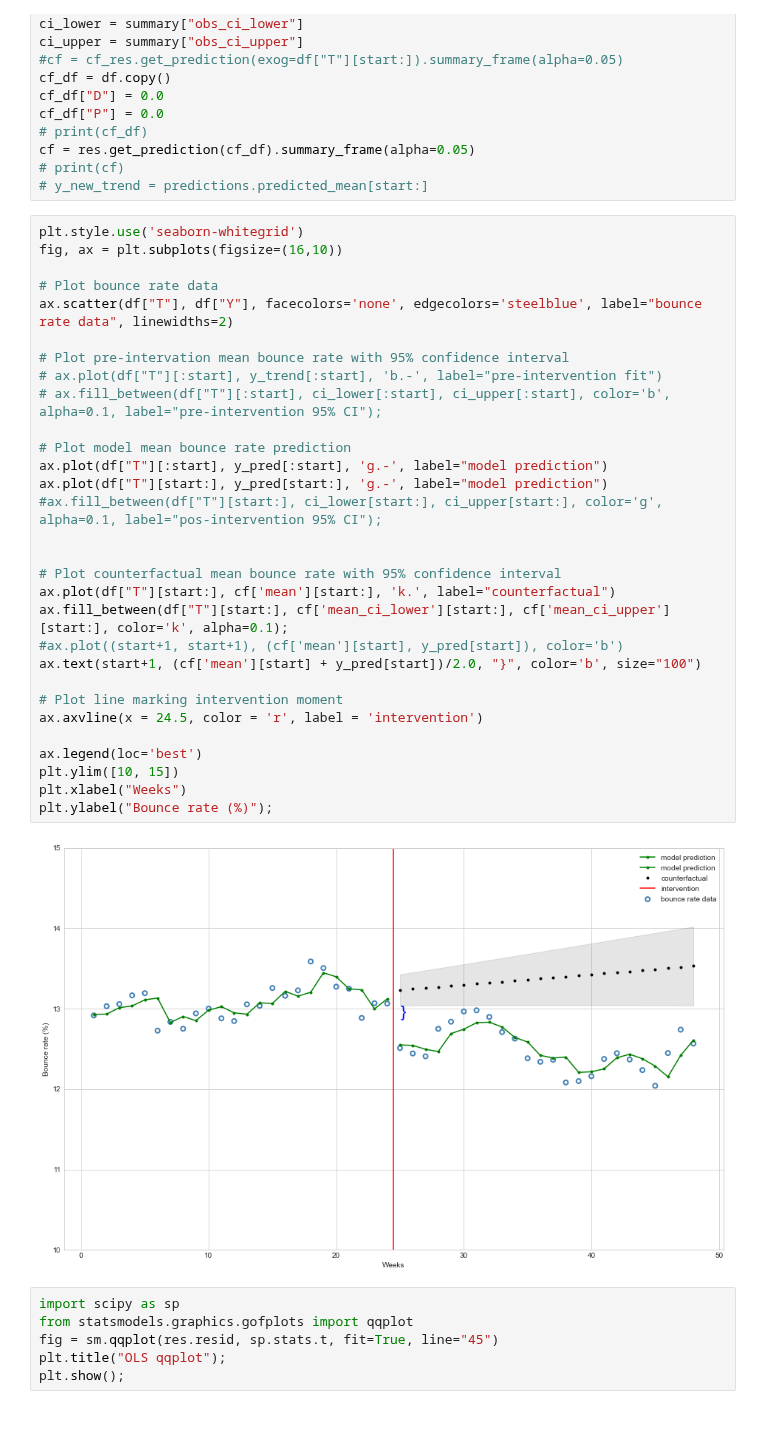
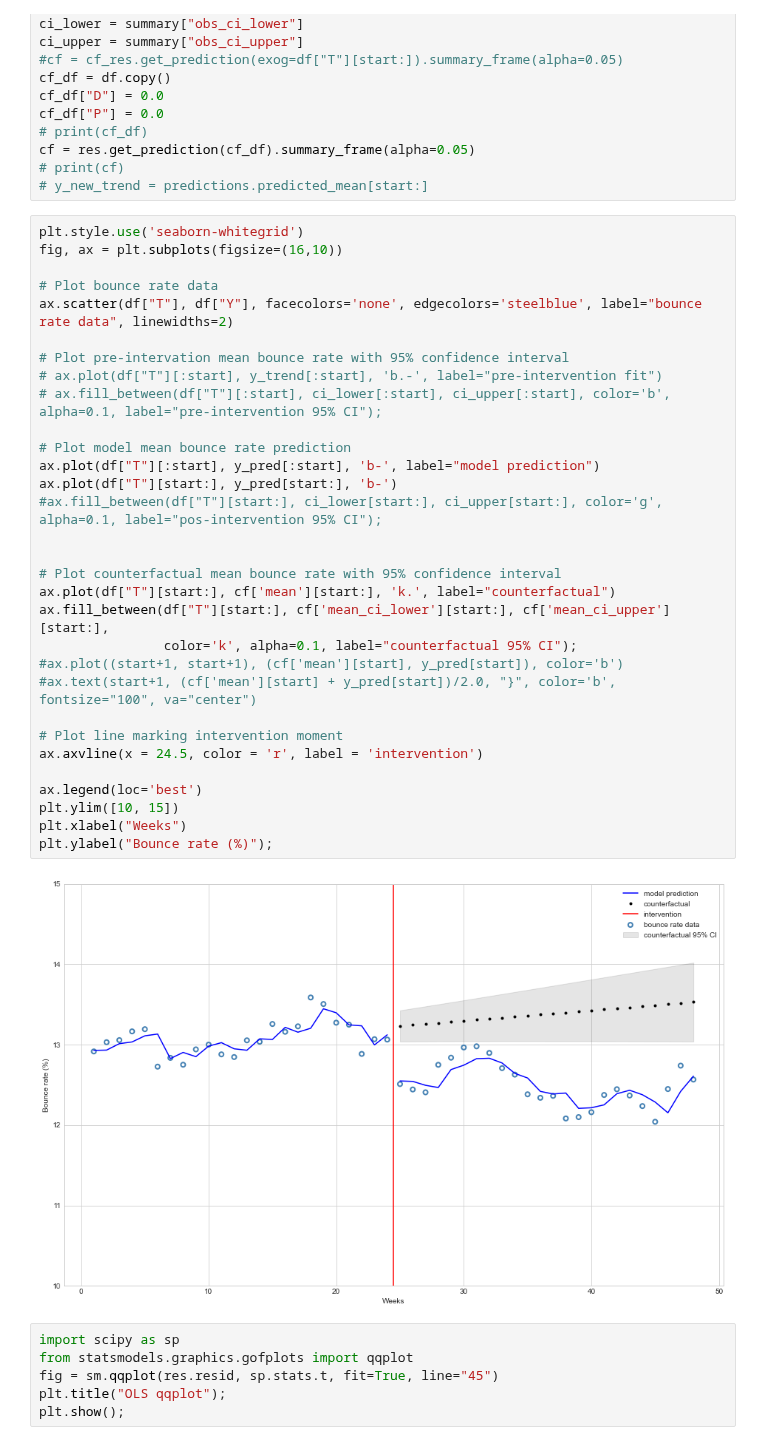
Before and after one commit to xboard/xboard.github.io, a Jupyter notebook: assets/data/its/ITS in python3.ipynb, the cells around one changed output. Cells and saved outputs as stored; diff of their text form.

Commit message:
Add Q test and new twitter card figure.

```diff
--- a/assets/data/its/ITS in python3.ipynb
+++ b/assets/data/its/ITS in python3.ipynb
@@ -184,35 +184,36 @@ cf = res.get_prediction(cf_df).summary_frame(alpha=0.05)
 # %%
 plt.style.use('seaborn-whitegrid')
 fig, ax = plt.subplots(figsize=(16,10))
 
 # Plot bounce rate data
 ax.scatter(df["T"], df["Y"], facecolors='none', edgecolors='steelblue', label="bounce rate data", linewidths=2)
 
 # Plot pre-intervation mean bounce rate with 95% confidence interval
 # ax.plot(df["T"][:start], y_trend[:start], 'b.-', label="pre-intervention fit")
 # ax.fill_between(df["T"][:start], ci_lower[:start], ci_upper[:start], color='b', alpha=0.1, label="pre-intervention 95% CI");
 
 # Plot model mean bounce rate prediction
-ax.plot(df["T"][:start], y_pred[:start], 'g.-', label="model prediction")
-ax.plot(df["T"][start:], y_pred[start:], 'g.-', label="model prediction")
+ax.plot(df["T"][:start], y_pred[:start], 'b-', label="model prediction")
+ax.plot(df["T"][start:], y_pred[start:], 'b-')
 #ax.fill_between(df["T"][start:], ci_lower[start:], ci_upper[start:], color='g', alpha=0.1, label="pos-intervention 95% CI");
 
 
 # Plot counterfactual mean bounce rate with 95% confidence interval
 ax.plot(df["T"][start:], cf['mean'][start:], 'k.', label="counterfactual")
-ax.fill_between(df["T"][start:], cf['mean_ci_lower'][start:], cf['mean_ci_upper'][start:], color='k', alpha=0.1);
+ax.fill_between(df["T"][start:], cf['mean_ci_lower'][start:], cf['mean_ci_upper'][start:],
+                color='k', alpha=0.1, label="counterfactual 95% CI");
 #ax.plot((start+1, start+1), (cf['mean'][start], y_pred[start]), color='b')
-ax.text(start+1, (cf['mean'][start] + y_pred[start])/2.0, "}", color='b', size="100")
+#ax.text(start+1, (cf['mean'][start] + y_pred[start])/2.0, "}", color='b', fontsize="100", va="center")
 
 # Plot line marking intervention moment
 ax.axvline(x = 24.5, color = 'r', label = 'intervention')
 
 ax.legend(loc='best')
 plt.ylim([10, 15])
 plt.xlabel("Weeks")
 plt.ylabel("Bounce rate (%)");
 # %% [output]
-[figure, old version]
+[figure, new version]
 # %%
 import scipy as sp
 from statsmodels.graphics.gofplots import qqplot
```
Also changed, not shown: parts of 1 cell of this notebook, 3 other files.
